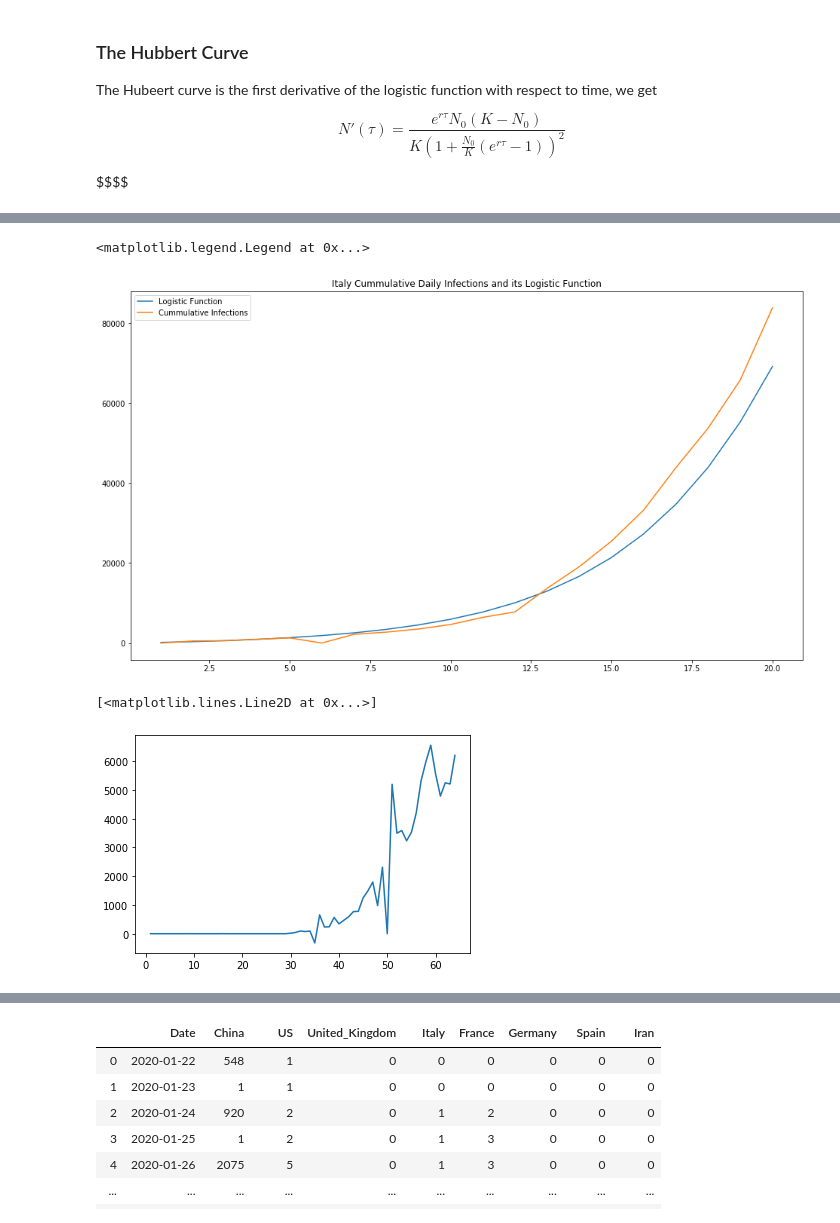
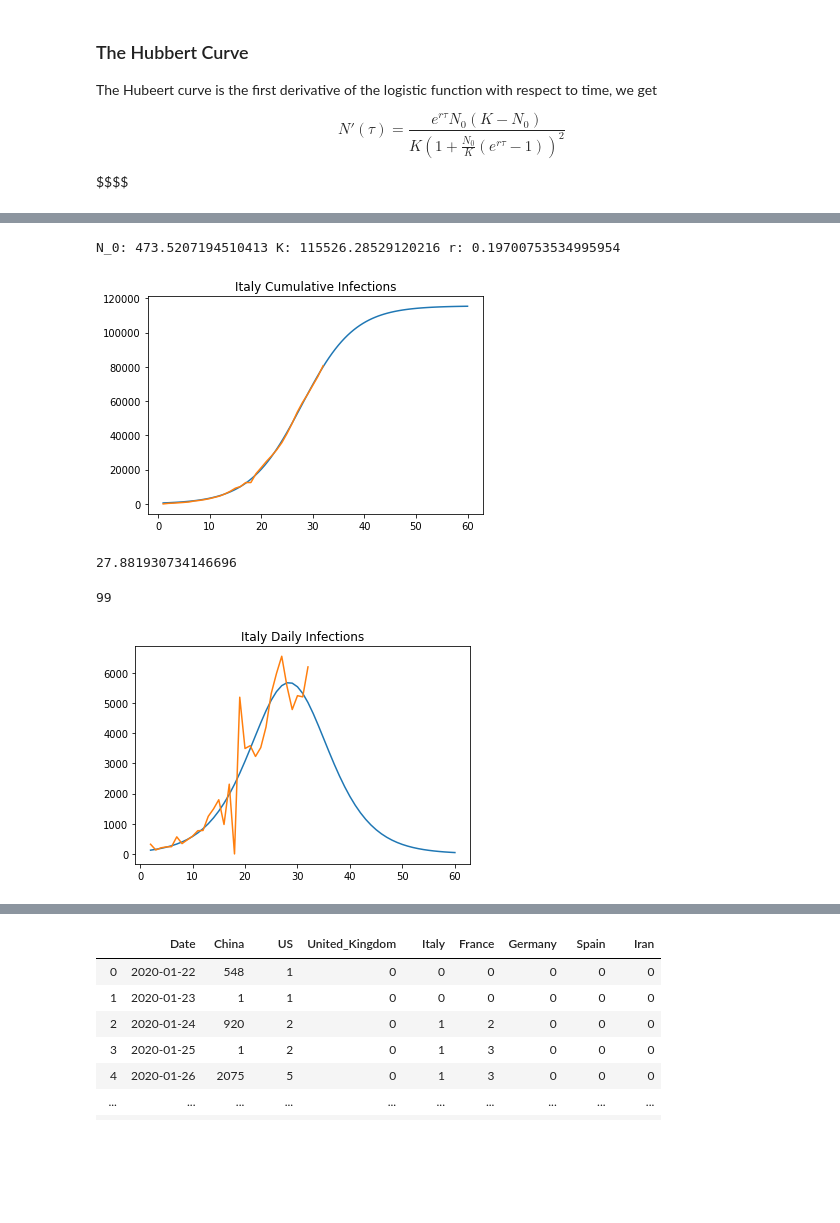
Before and after one commit to Rui666666/FRM_covid19, a Jupyter notebook: simple_hubbert_curve_fitting.ipynb, the cells around one changed output, grey strips where cells are left out. Cells and saved outputs as stored; diff of their text form; code cells hidden in the pictures; blank space fills up the shorter version.

```diff
--- a/simple_hubbert_curve_fitting.ipynb
+++ b/simple_hubbert_curve_fitting.ipynb
@@ -113,7 +123,7 @@ Name: Italy, Length: 64, dtype: float64
 # %%
-y = data.Italy.iloc[data.Italy.nonzero()[0][0]-1:data.Italy.nonzero()[0][-1]]
+y = data.Italy.iloc[33:]
 # y = data.Italy.iloc[35:55]
 y.iloc[0]=1
-
+print(data.Date.iloc[[33,33+28]])
 x = np.arange(len(y))+1
 # %% [output]
@@ -134,14 +145,40 @@ ValueError: x and y must have same first dimension, but have shapes (64,) and (0
+# %%
+(N_0, K, r), cov = opt.curve_fit(logistic_function, x[1:],y[1:],
+                                 bounds = ([1,0,0],[10000,100000000000,100000]), p0 = (1,30,1))
+
+print('N_0:',N_0, 'K:', K, 'r:', r)
+# plt.plot(x,logistic_function(t=x, N_0=N_0, K=K, r=r))
+x_pred = np.linspace(1,60,100)
+plt.plot(x_pred,logistic_function(t=x_pred, N_0=N_0, K=K, r=r))
+plt.plot(x, y)
+plt.title("Italy Cumulative Infections")
+plt.savefig('Italy Cumulative Infections.png', transparent=True)
+# %% [output]
+N_0: 473.5207194510413 K: 115526.28529120216 r: 0.19700753534995954
+[figure, added]
+# %%
+peak = np.log(((K/N_0)-1)**(1/r))
+peak
+# %% [output]
+27.881930734146696
+# %%
+len(np.diff(logistic_function(t=x_pred, N_0=N_0, K=K, r=r)))
+# %% [output]
+99
 # %%
-plt.figure(figsize=(16,9))
-plt.title("Italy Cummulative Daily Infections and its Logistic Function")
-plt.plot(x,hubbert_curve(t=x-1, N_0=N_0, K=K, r=r).cumsum(), label='Logistic Function')
-plt.plot(x, y, label='Cummulative Infections')
-plt.legend()
+x_pred = np.linspace(1,60,60)
+
+plt.plot(x_pred[1:],np.diff(logistic_function(t=x_pred, N_0=N_0, K=K, r=r)), label = 'Hubbert Curve')
+plt.plot(x, y.diff(), label = 'Daily Infections')
+plt.title("Italy Daily Infections and its Hubbert Curves")
+plt.title("Italy Daily Infections")
+plt.savefig('Italy Daily Infections.png', transparent=True)
+# plt.legend()
+
+# plt.figure(figsize=(16,9))
+# plt.title("Italy Cummulative Daily Infections and its Logistic Function")
+# plt.plot(x_pred,hubbert_curve(t=x_pred, N_0=N_0, K=K, r=r).cumsum(), label='Logistic Function')
+# plt.plot(x, y, label='Cummulative Infections')
+# plt.legend()
 # %% [output]
-<matplotlib.legend.Legend at 0x...>
-[figure, old version]
+[figure, new version]
-# %%
-plt.plot(data.Italy.diff())
-# %% [output]
-[<matplotlib.lines.Line2D at 0x...>]
-[figure, removed]
```
Also changed, not shown: parts of 16 cells of this notebook, 15 other files.
